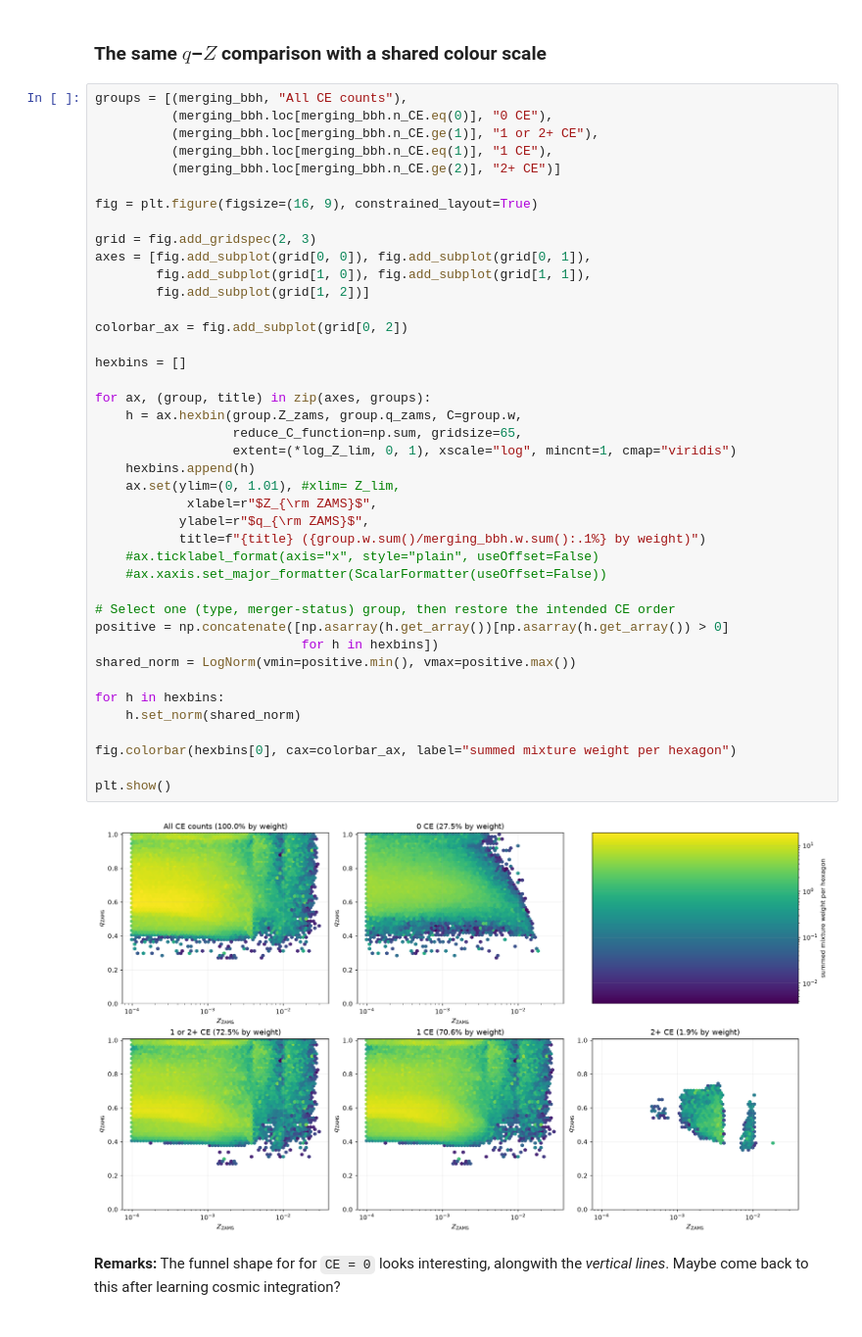
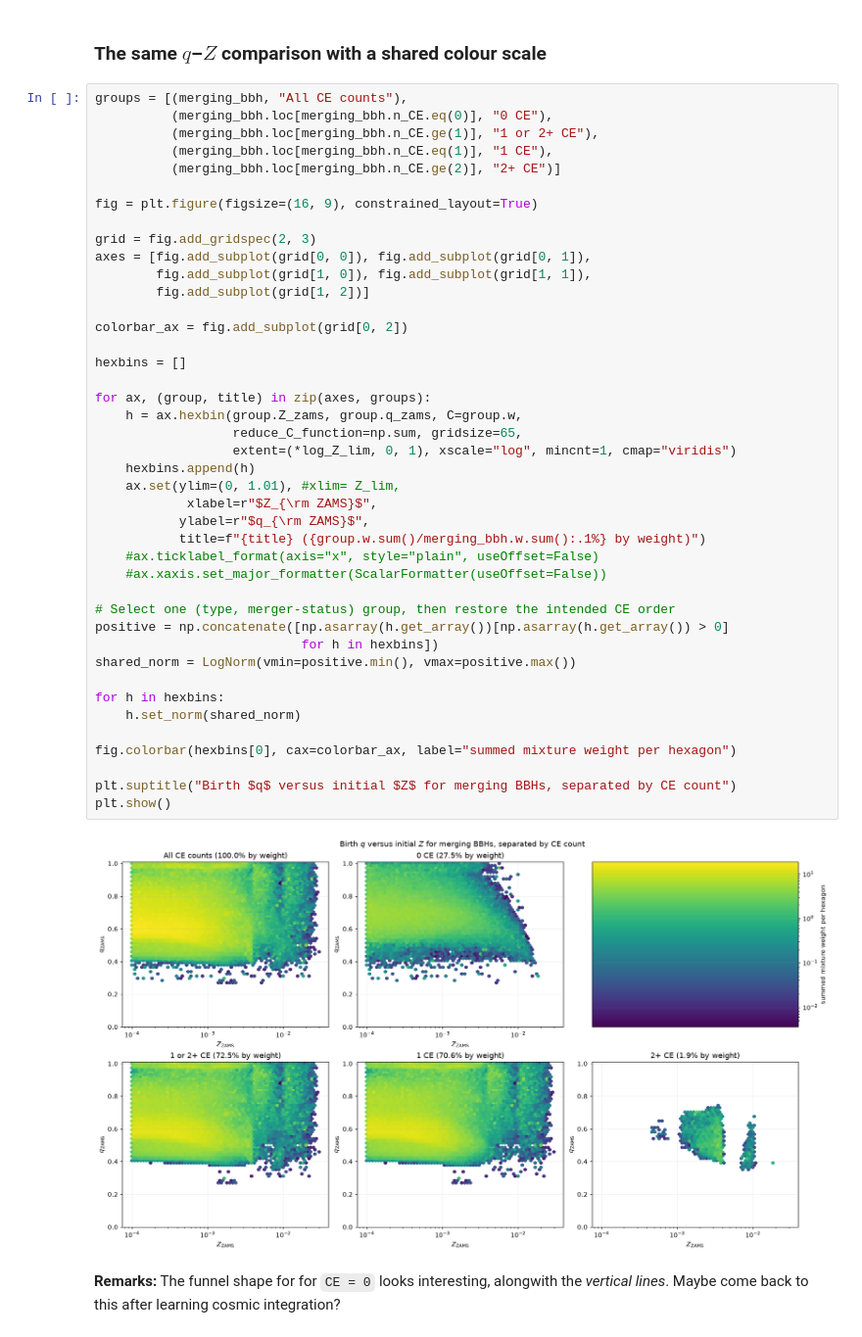
Before and after one commit to maryamahsan-codes/GROWL_GW-Palaeontology, a Jupyter notebook: further_analysis/GROWL_birth_conditions_and_dco_mass_plane.ipynb, the cells around one changed output. Shown at 98% size. Cells and saved outputs as stored; diff of their text form.

Commit message:
Added plot suptitles

```diff
--- a/further_analysis/GROWL_birth_conditions_and_dco_mass_plane.ipynb
+++ b/further_analysis/GROWL_birth_conditions_and_dco_mass_plane.ipynb
@@ -383,34 +388,35 @@ axes = [fig.add_subplot(grid[0, 0]), fig.add_subplot(grid[0, 1]),
         fig.add_subplot(grid[1, 2])]
 
 colorbar_ax = fig.add_subplot(grid[0, 2])
 
 hexbins = []
 
 for ax, (group, title) in zip(axes, groups):
     h = ax.hexbin(group.Z_zams, group.q_zams, C=group.w,
                   reduce_C_function=np.sum, gridsize=65,
                   extent=(*log_Z_lim, 0, 1), xscale="log", mincnt=1, cmap="viridis")
     hexbins.append(h)
     ax.set(ylim=(0, 1.01), #xlim= Z_lim,
             xlabel=r"$Z_{\rm ZAMS}$",
            ylabel=r"$q_{\rm ZAMS}$",
            title=f"{title} ({group.w.sum()/merging_bbh.w.sum():.1%} by weight)")
     #ax.ticklabel_format(axis="x", style="plain", useOffset=False)
     #ax.xaxis.set_major_formatter(ScalarFormatter(useOffset=False))
 
 # Select one (type, merger-status) group, then restore the intended CE order
 positive = np.concatenate([np.asarray(h.get_array())[np.asarray(h.get_array()) > 0]
                            for h in hexbins])
 shared_norm = LogNorm(vmin=positive.min(), vmax=positive.max())
 
 for h in hexbins:
     h.set_norm(shared_norm)
 
 fig.colorbar(hexbins[0], cax=colorbar_ax, label="summed mixture weight per hexagon")
 
+plt.suptitle("Birth $q$ versus initial $Z$ for merging BBHs, separated by CE count")
 plt.show()
 # %% [output]
-[figure, old version]
+[figure, new version]
 # %% [markdown]
 **Remarks:** The funnel shape for for `CE = 0` looks interesting, alongwith the *vertical lines*. Maybe come back to this after learning cosmic integration?
 # %% [markdown]
```
Also changed, not shown: parts of 4 cells of this notebook.
